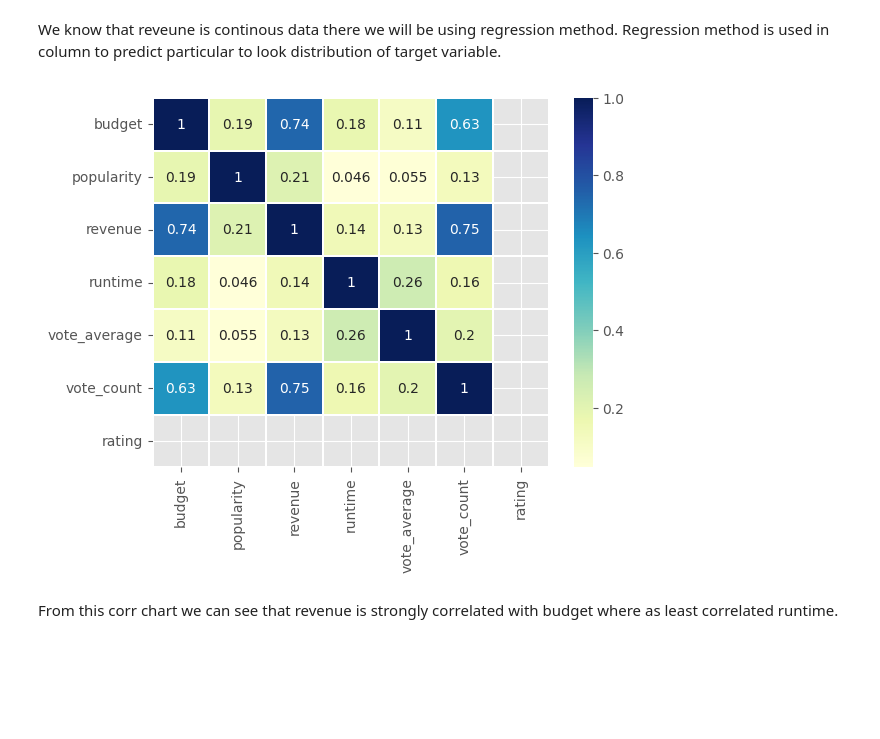
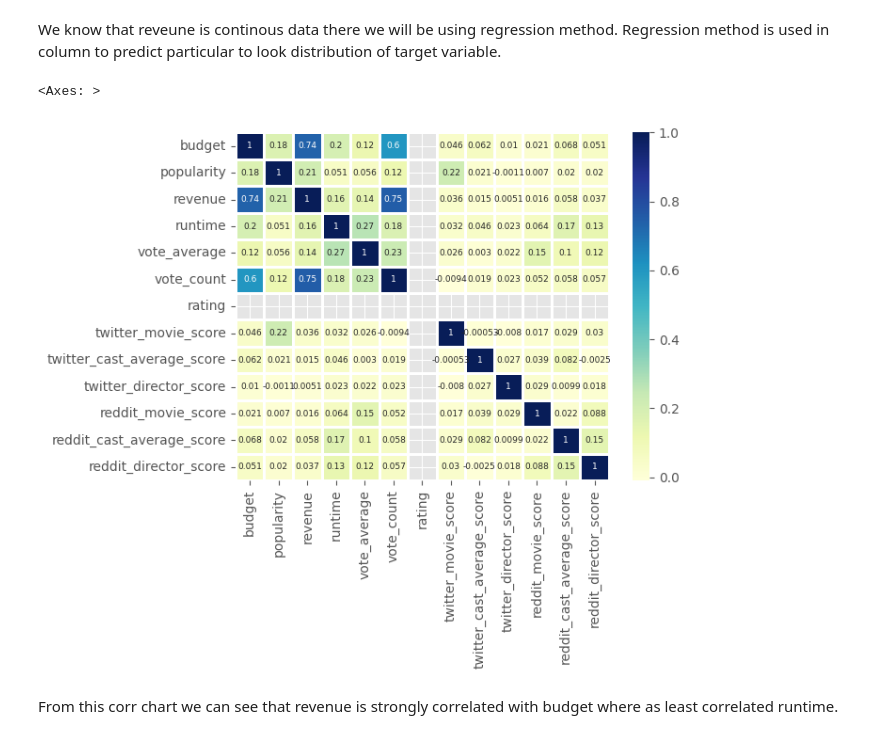
Before and after one commit to naughtybear/big_data_project, a Jupyter notebook: model.ipynb, the cells around one changed output. Saved outputs shown, nothing was run; the diff lists cells and outputs as text; code cells hidden in the pictures; blank space fills up the shorter version.

```diff
--- a/model.ipynb
+++ b/model.ipynb
@@ -188,12 +189,12 @@ conn = psycopg2.connect(
 # Create a SQLAlchemy engine
 engine = create_engine('postgresql+psycopg2://', creator=lambda: conn)
 
-# Define the table name
-table_name = "movie_data"
+# Define the table names for the data
+movie_table_name = "movie_merged_data"
 
 # Read data from the table as a DataFrame
 with engine.connect() as con:
-    df = pd.read_sql_table(table_name, con=con)
+    df = pd.read_sql_table(movie_table_name, con=con)
 
 # Display the top 5 rows of the DataFrame
 df.head()
@@ -242,6 +239,14 @@ df['runtime'] = pd.to_numeric(df['runtime'],errors = 'coerce')
 df['budget'] = pd.to_numeric(df['budget'],errors = 'coerce')
 df['popularity'] = pd.to_numeric(df['popularity'],errors = 'coerce')
 df['revenue'] = pd.to_numeric(df['revenue'],errors = 'coerce')
+
+df['twitter_movie_score'] = pd.to_numeric(df['twitter_movie_score'],errors = 'coerce')
+df['twitter_cast_average_score'] = pd.to_numeric(df['twitter_cast_average_score'],errors = 'coerce')
+df['twitter_director_score'] = pd.to_numeric(df['twitter_director_score'],errors = 'coerce')
+df['reddit_movie_score'] = pd.to_numeric(df['reddit_movie_score'],errors = 'coerce')
+df['reddit_cast_average_score'] = pd.to_numeric(df['reddit_cast_average_score'],errors = 'coerce')
+df['reddit_director_score'] = pd.to_numeric(df['reddit_director_score'],errors = 'coerce')
+
 df['release_date'] = df['release_date'].astype(object)
 df.columns = df.columns.astype(str)
 # %%
@@ -342,7 +352,8 @@ Rows With Zero Values In The Budget Column: 6413
 Rows With Zero Values In The Revenue Column: 0
 # %%
-# drop records when revenue = 0
-df = df[df['revenue'] != 0.0]
+# drop records when revenue is less than 100 and budget that is < 0, as they will not be helpful
+df = df[df['revenue'] > 100.0]
+df = df[df['budget'] > 0.0]
 df = df.dropna(subset = ['revenue'])
 # %%
 df.shape
@@ -355,9 +366,10 @@ The budget column those has zero value will be replaced with suitable value late
 # %% [markdown]
 We know that reveune is continous data there we will be using regression method. Regression method is used in column to predict particular to look distribution of target variable.
 # %%
-sns.heatmap(df.select_dtypes(include=['float64', 'int64']).corr(), cmap='YlGnBu', annot=True, linewidths = 0.2);
+sns.heatmap(df.select_dtypes(include=['float64', 'int64']).corr(), cmap='YlGnBu', annot=True, linewidths=1, annot_kws={"fontsize":6.5})
 # %% [output]
+<Axes: >
-[figure, old version]
+[figure, new version]
 # %% [markdown]
 From this corr chart we can see that revenue is strongly correlated with budget where as least correlated  runtime.
 # %%
```
Also changed, not shown: parts of 64 cells of this notebook, 4 other files.
